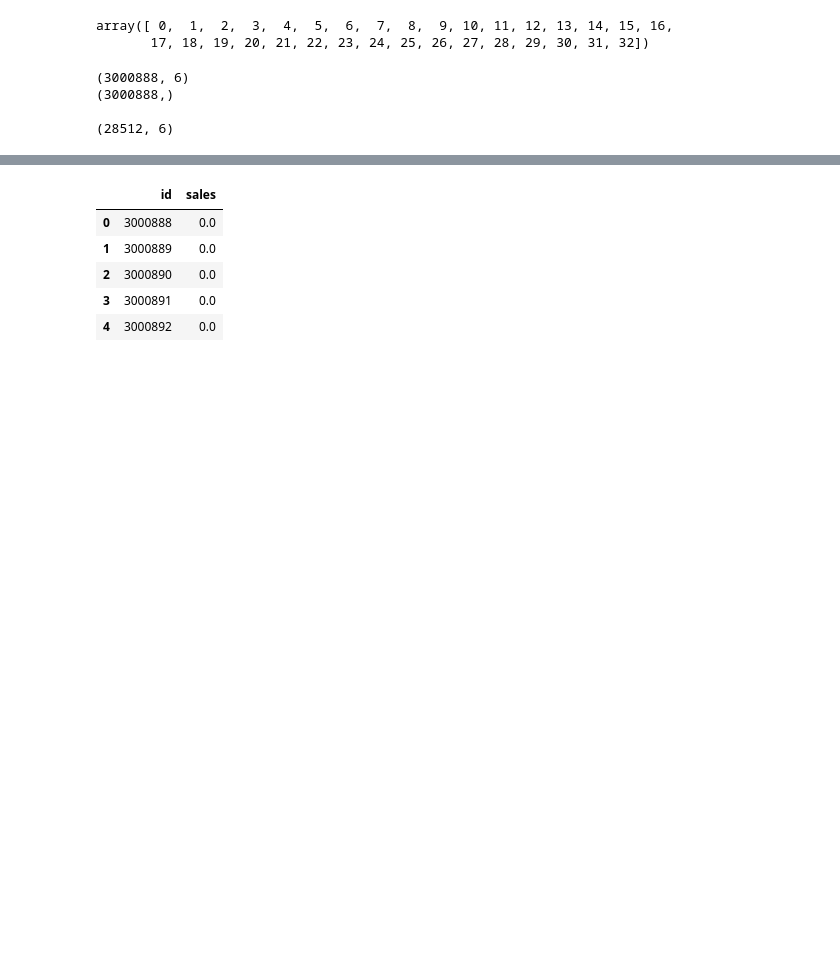
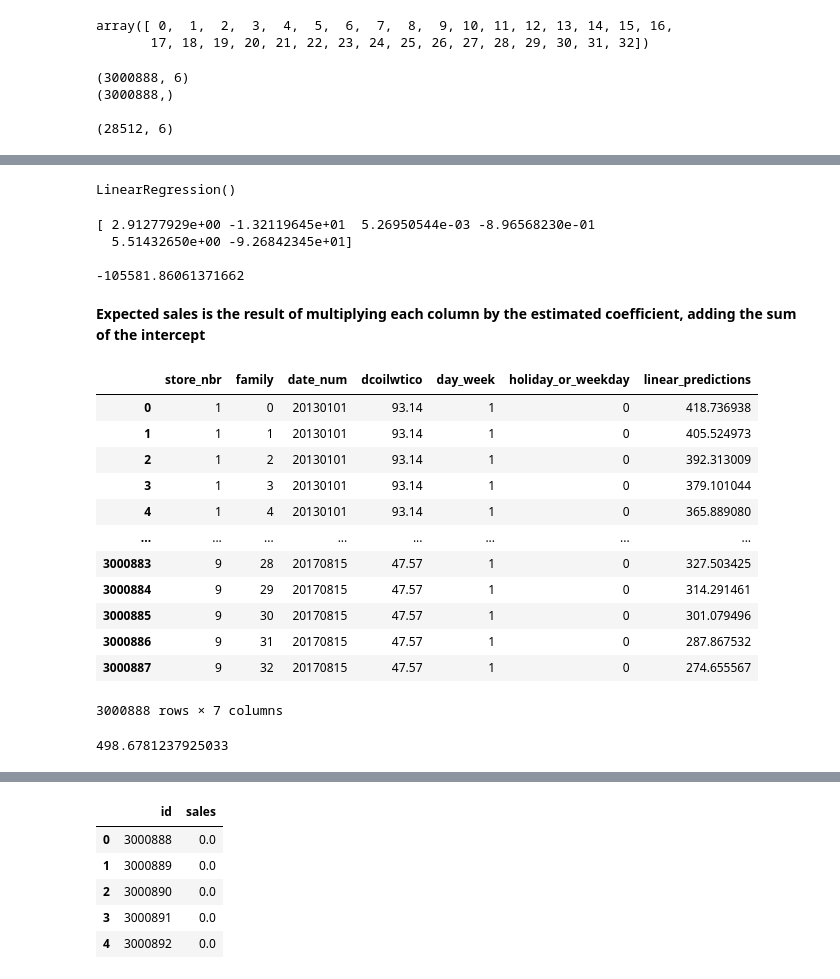
Before and after one commit to Guill3TR/Store-Sales---Kaggle, a Jupyter notebook: analysis.ipynb, the cells around one changed output, grey strips where cells are left out. Cells and saved outputs as stored; diff of their text form; code cells hidden in the pictures; blank space fills up the shorter version.

Commit message:
sales forecast notebook

```diff
--- a/analysis.ipynb
+++ b/analysis.ipynb
@@ -372,2 +367,0 @@ model = LinearRegression()
-# %%
-model.fit(train, y)
@@ -377,0 +392,44 @@ y_pred = model.predict(test)
+# %%
+from sklearn.linear_model import LinearRegression
+
+lr = LinearRegression().fit(train, y) #train (characteristics) and y (labels or target values, sales in this case)
+
+lr
+# %% [output]
+LinearRegression()
+# %%
+print(lr.coef_) #attribute that stores the estimated coefficients (or slopes) for each feature in the data set
+print()
+print(lr.intercept_) #is the point on the y-axis where the regression line intersects the x-axis
+#it represents the predicted value when all characteristics are zero
+# %% [output]
+[ 2.91277929e+00 -1.32119645e+01  5.26950544e-03 -8.96568230e-01
+  5.51432650e+00 -9.26842345e+01]
+
+-105581.86061371662
+# %% [markdown]
+**Expected sales is the result of multiplying each column by the estimated coefficient, adding the sum of the intercept**
+# %%
+train['linear_predictions'] = lr.predict(train)
+train
+# %% [output]
+|  | store_nbr | family | date_num | dcoilwtico | day_week | holiday_or_weekday | linear_predictions |
+| 0 | 1 | 0 | 20130101 | 93.14 | 1 | 0 | 418.736938 |
+| 1 | 1 | 1 | 20130101 | 93.14 | 1 | 0 | 405.524973 |
+| 2 | 1 | 2 | 20130101 | 93.14 | 1 | 0 | 392.313009 |
+| 3 | 1 | 3 | 20130101 | 93.14 | 1 | 0 | 379.101044 |
+| 4 | 1 | 4 | 20130101 | 93.14 | 1 | 0 | 365.889080 |
+| ... | ... | ... | ... | ... | ... | ... | ... |
+| 3000883 | 9 | 28 | 20170815 | 47.57 | 1 | 0 | 327.503425 |
+| 3000884 | 9 | 29 | 20170815 | 47.57 | 1 | 0 | 314.291461 |
+| 3000885 | 9 | 30 | 20170815 | 47.57 | 1 | 0 | 301.079496 |
+| 3000886 | 9 | 31 | 20170815 | 47.57 | 1 | 0 | 287.867532 |
+| 3000887 | 9 | 32 | 20170815 | 47.57 | 1 | 0 | 274.655567 |
+3000888 rows × 7 columns
+# %%
+from sklearn.metrics import mean_absolute_error
+
+#the distance between the sales and my predicted sales
+mean_absolute_error(y, train['linear_predictions'])
+# %% [output]
+498.6781237925033
```
Also changed, not shown: parts of 15 cells of this notebook.
